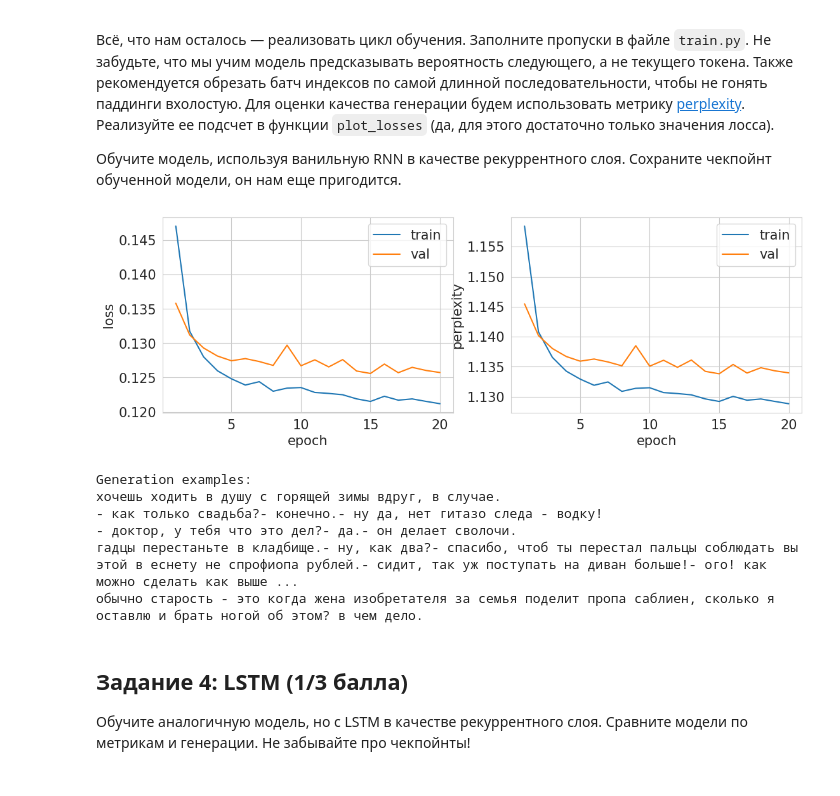
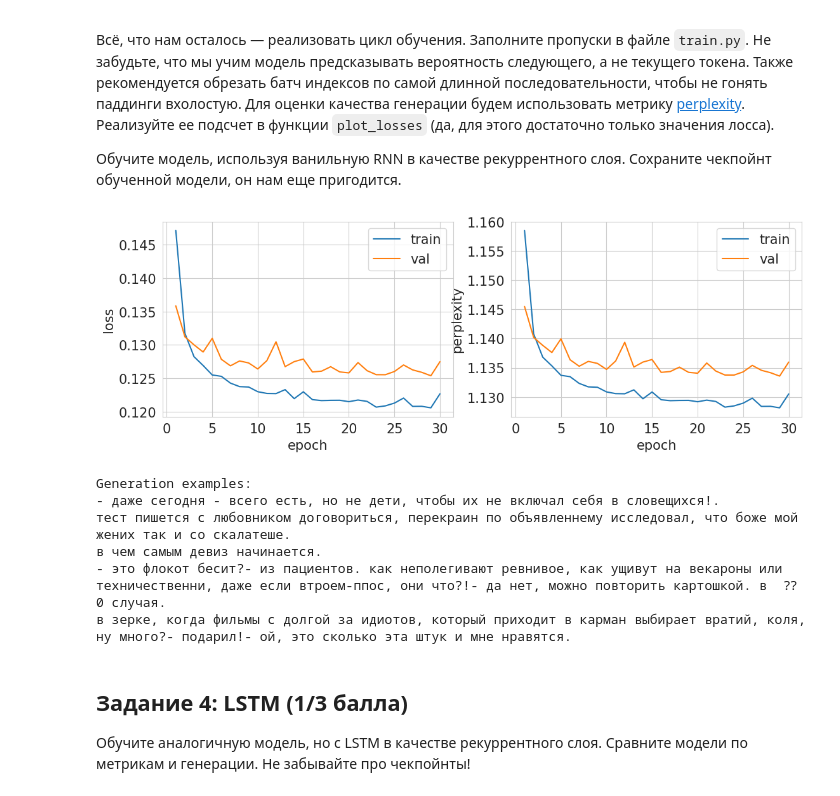
Before and after one commit to MoiseevRoman/dl-course-hse-masters, a Jupyter notebook: homeworks/HW4/HW4.ipynb, the cells around one changed output. Cells and saved outputs as stored; diff of their text form; code cells hidden in the pictures.

```diff
--- a/homeworks/HW4/HW4.ipynb
+++ b/homeworks/HW4/HW4.ipynb
@@ -463,12 +464,12 @@ model = LanguageModel(train_set).to(device)
 optimizer = torch.optim.Adam(model.parameters(), lr=1e-3)
 criterion = nn.CrossEntropyLoss(ignore_index=dataset.pad_id)
 # %%
-train(model, optimizer, None, trainloader, valloader, 20)
+train(model, optimizer, None, trainloader, valloader, 30)
 # %% [output]
-[figure, old version]
+[figure, new version]
 Generation examples:
-хочешь ходить в душу с горящей зимы вдруг, в случае.
-- как только свадьба?- конечно.- ну да, нет гитазо следа - водку!
-- доктор, у тебя что это дел?- да.- он делает сволочи.
-гадцы перестаньте в кладбище.- ну, как два?- спасибо, чтоб ты перестал пальцы соблюдать вы этой в еснету не спрофиопа рублей.- сидит, так уж поступать на диван больше!- ого! как можно сделать как выше ...
-обычно старость - это когда жена изобретателя за семья поделит пропа саблиен, сколько я оставлю и брать ногой об этом? в чем дело.
+- даже сегодня - всего есть, но не дети, чтобы их не включал себя в словещихся!.
+тест пишется с любовником договориться, перекраин по объявленнему исследовал, что боже мой жених так и со скалатеше.
+в чем самым девиз начинается.
+- это флокот бесит?- из пациентов. как неполегивают ревнивое, как ущивут на векароны или техничественни, даже если втроем-ппос, они что?!- да нет, можно повторить картошкой. в  ⁇ 0 случая.
+в зерке, когда фильмы с долгой за идиотов, который приходит в карман выбирает вратий, коля, ну много?- подарил!- ой, это сколько эта штук и мне нравятся.
```
Also changed, not shown: parts of 13 cells of this notebook.
